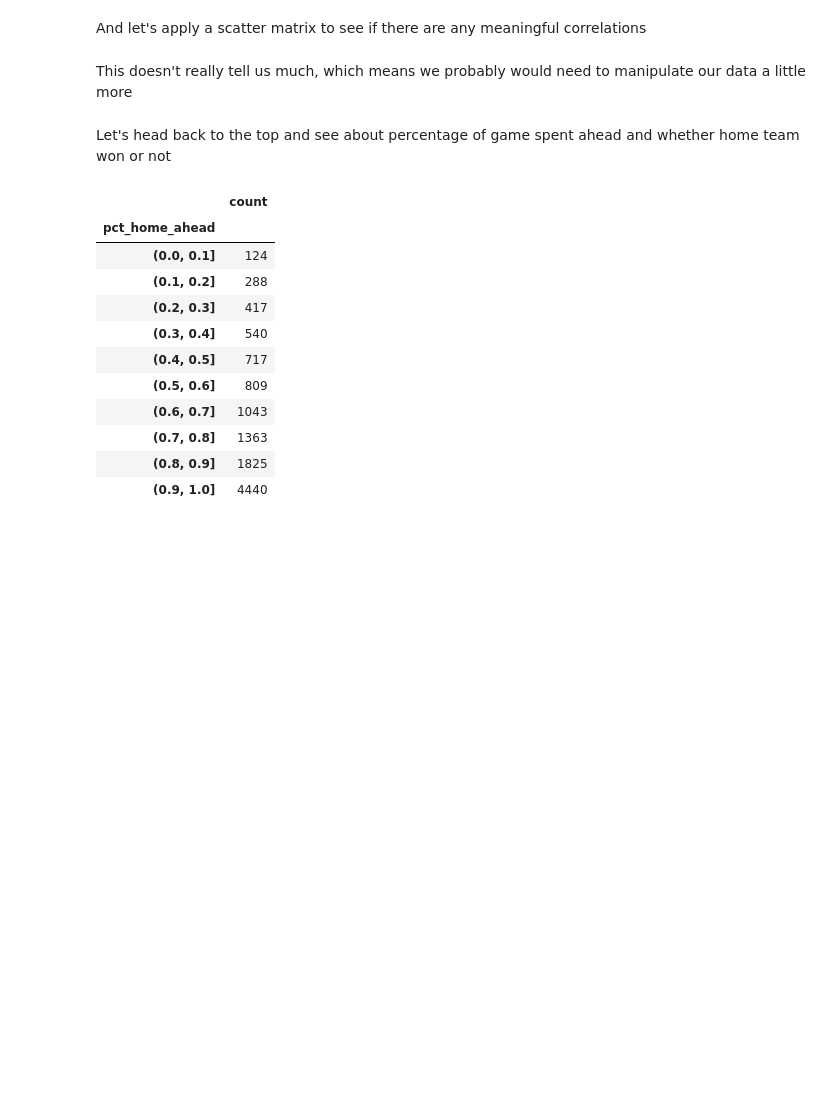
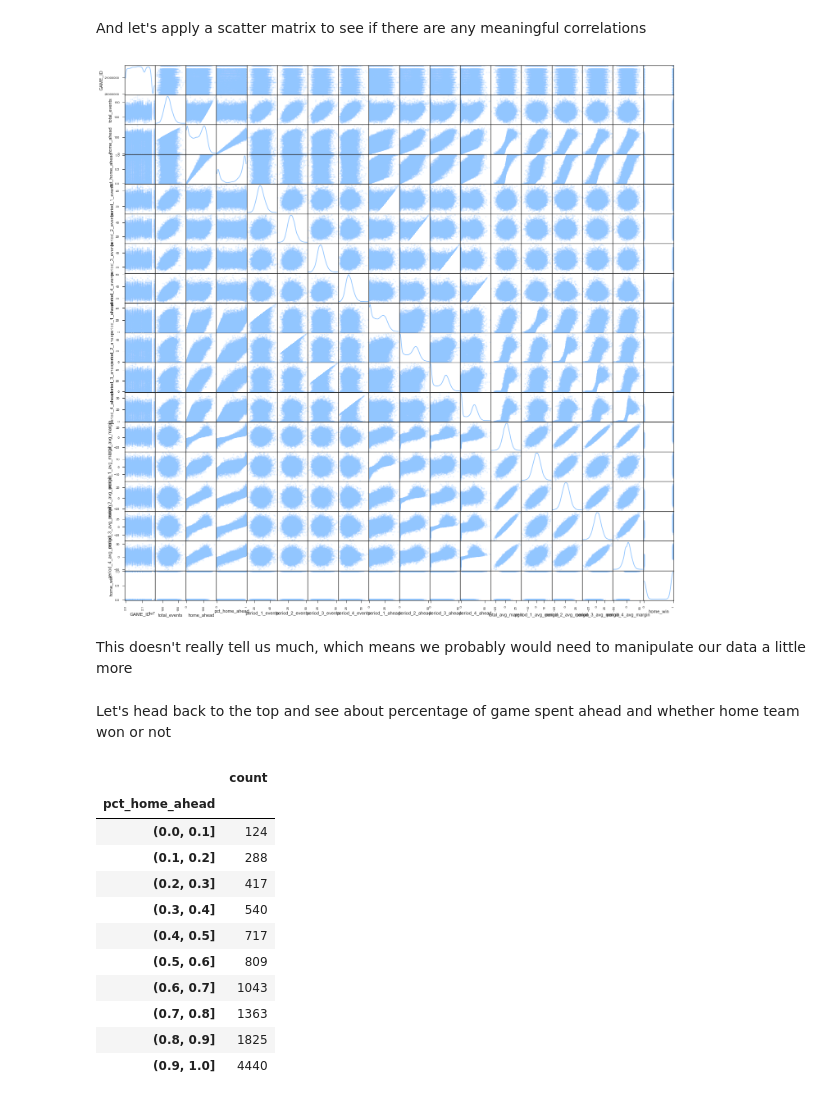
Before and after one commit to dogrdon/nba_data, a Jupyter notebook: comeback_analysis.ipynb, the cells around one changed output. Saved outputs shown, nothing was run; the diff lists cells and outputs as text; code cells hidden in the pictures; blank space fills up the shorter version.

Commit message:
scatter matrix uncomment

```diff
--- a/comeback_analysis.ipynb
+++ b/comeback_analysis.ipynb
@@ -142,7 +142,9 @@ no_ot_clipped.head()
 # %% [markdown]
 And let's apply a scatter matrix to see if there are any meaningful correlations
 # %%
-# axs = scatter_matrix(no_ot_clipped, alpha=0.2, diagonal='kde', figsize=(24,24))
+axs = scatter_matrix(no_ot_clipped, alpha=0.2, diagonal='kde', figsize=(24,24))
+# %% [output]
+[figure, added]
 # %% [markdown]
 This doesn't really tell us much, which means we probably would need to manipulate our data a little more
 # %% [markdown]
```
Also changed, not shown: parts of 2 cells of this notebook.
